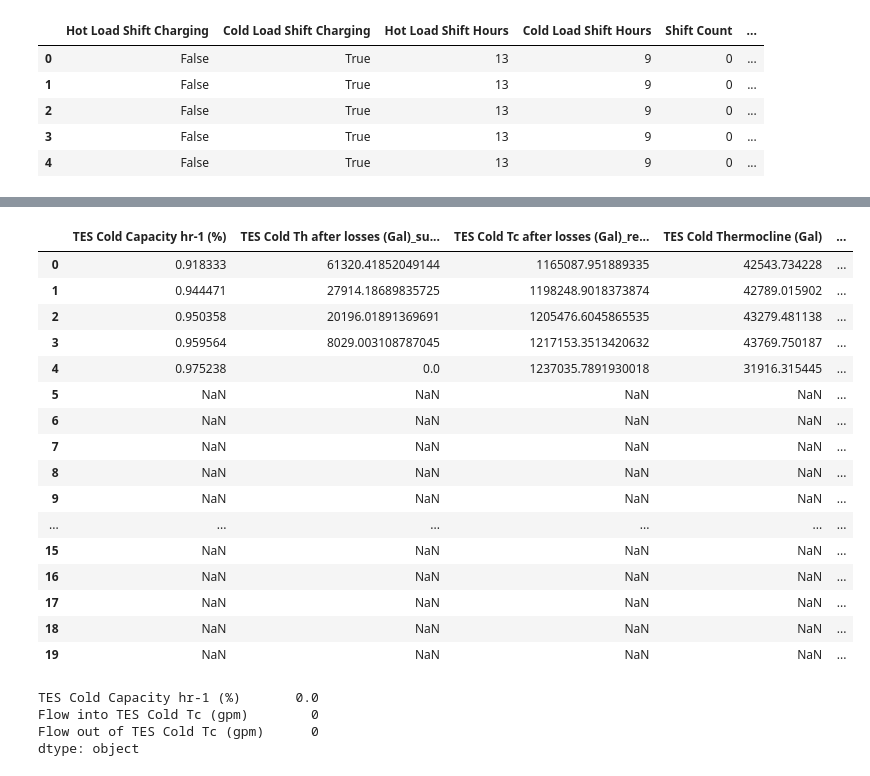
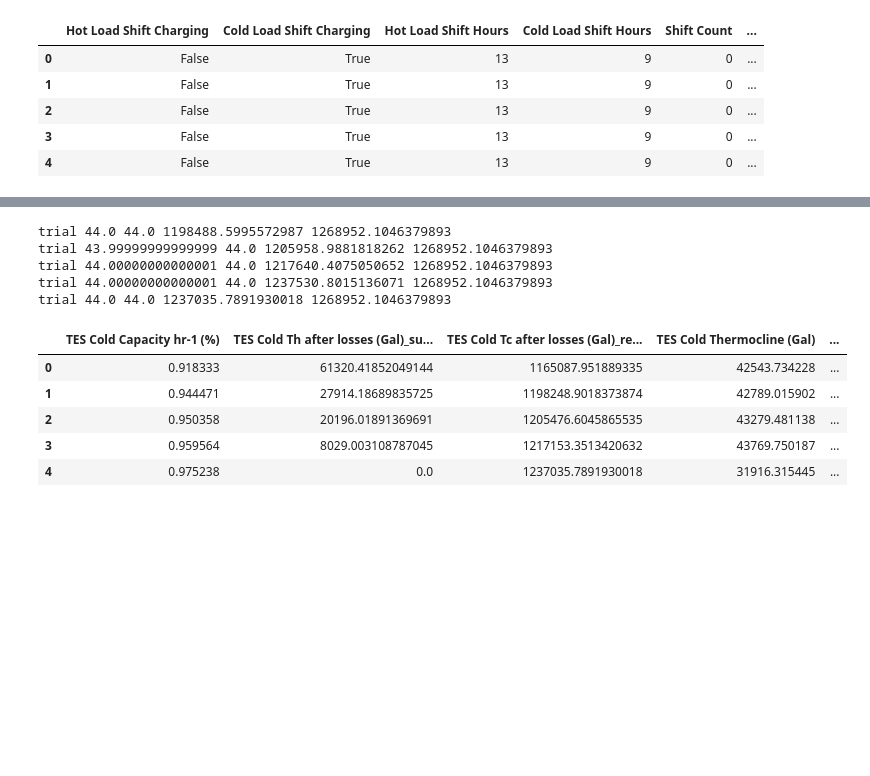
Before and after one commit to NikitaKhatwani/District-system---Engineering-model, a Jupyter notebook: UCSB_CUP Heat pump TES.ipynb, the cells around one changed output, grey strips where cells are left out. Cells and saved outputs as stored; diff of their text form; code cells hidden in the pictures; blank space fills up the shorter version.

```diff
--- a/UCSB_CUP Heat pump TES.ipynb
+++ b/UCSB_CUP Heat pump TES.ipynb
@@ -176,7 +155,7 @@ TES_instance_two = TES(HW_upperTankVol=HW_upperTankVol,HW_TankVol=HW_TankVol,HW_
                       CHW_upperTankVol=CHW_upperTankVol,CHW_lowerTankVol=CHW_lowerTankVol,CHW_TankVol=CHW_TankVol,CHW_wallLoss=CHW_wallLoss,CHW_ThermocloneLoss=CHW_ThermocloneLoss,\
                       HP_heatingCapacity=HP_heatingCapacity,thermoclineDischarge=thermoclineDischarge,stopCharging=stopCharging,CUP_output_df=CUP_output_df,totalHeating_load=totalHeating_load,\
                         HW_districtSTP=HW_districtSTP,districtHWRT=districtHWRT,hotMaxflow=hotMaxflow,coldMaxflow=coldMaxflow,HW_upperTankTemp=HW_upperTankTemp,HW_lowerTankTemp=HW_lowerTankTemp,totalCooling_load=totalCooling_load,\
-                      districtCHWRT = districtCHWRT, CHW_lowerTankTemp = CHW_lowerTankTemp, CHW_upperTankTemp=CHW_upperTankTemp,conversion_galToLbs=conversion_galToLbs)
+                      districtCHWRT = districtCHWRT, CHW_lowerTankTemp = CHW_lowerTankTemp, CHW_upperTankTemp=CHW_upperTankTemp)
 # TES_instance_two.compute_2()
 # %%
 TES_H_ouput1_df = TES_instance_two.TES_H_calculate()
@@ -260,11 +211,7 @@ from ucsbdistrict.heatPump import heatPump
 heatPump_instance = heatPump(districtHWRT=districtHWRT,districtCHWRT=districtCHWRT,HW_districtSTP = HW_districtSTP,districtHWSflow=districtHWSflow,\
                             HP_leavingHW=HP_leavingHW,HP_enteringHW=HP_enteringHW,HP_enteringCHW=HP_enteringCHW,HP_leavingCHW=HP_leavingCHW,\
                             HP_maxHeating=HP_maxHeating,HP_maxCooling=HP_maxCooling,TES_H_shiftChargeRate=TES_H_shiftChargeRate,\
-                            TES_H_flowOut=TES_H_flowOut,HP_heatingCapacity=HP_heatingCapacity,HP_coolingCapacity=HP_coolingCapacity,districtCHWSflow=districtCHWSflow,\
-                            grReturn_D_LWT=grReturn_D_LWT,gr_months=gr_months,month_to_match=month_to_match,dryBulb_temp=dryBulb_temp,ocean_df=ocean_df,\
-                            days_to_match=days_to_match,HP_waterSource=HP_waterSource,HP_airWaterSource=HP_airWaterSource,ocean_df_WS_temporary=ocean_df_WS_temporary,\
-                            HP_grSource_capacity=HP_grSource_capacity,HP_ocean_capacity=HP_ocean_capacity,chiller_maxCapacity=chiller_maxCapacity,\
-                            grReturn_HtRej_LWT=grReturn_HtRej_LWT,wetBulb_temp=wetBulb_temp,CT_CUP_value=CT_CUP_value,CT_CUP_month=CT_CUP_month,HP_CT_capacity=HP_CT_capacity)
+                            TES_H_flowOut=TES_H_flowOut,HP_heatingCapacity=HP_heatingCapacity,HP_coolingCapacity=HP_coolingCapacity)
 # %%
 heatPump_output_df = heatPump_instance.compute()
 heatPump_output_df.head(15)
@@ -294,38 +292,20 @@ TES_instance_three = TES(HW_upperTankVol=HW_upperTankVol,HW_TankVol=HW_TankVol,H
                       CHW_upperTankVol=CHW_upperTankVol,CHW_lowerTankVol=CHW_lowerTankVol,CHW_TankVol=CHW_TankVol,CHW_wallLoss=CHW_wallLoss,CHW_ThermocloneLoss=CHW_ThermocloneLoss,\
                       HP_heatingCapacity=HP_heatingCapacity,thermoclineDischarge=thermoclineDischarge,stopCharging=stopCharging,CUP_output_df=CUP_output_df,totalHeating_load=totalHeating_load,\
                         HW_districtSTP=HW_districtSTP,districtHWRT=districtHWRT,hotMaxflow=hotMaxflow,coldMaxflow=coldMaxflow,HW_upperTankTemp=HW_upperTankTemp,HW_lowerTankTemp=HW_lowerTankTemp,totalCooling_load=totalCooling_load,\
-                      districtCHWRT = districtCHWRT, CHW_lowerTankTemp = CHW_lowerTankTemp, CHW_upperTankTemp=CHW_upperTankTemp,HP_possRecCHW=HP_possRecCHW,HP_CHWST=HP_CHWST, TES_hotCapacityHr=TES_hotCapacityHr,\
-                      conversion_galToLbs=conversion_galToLbs)
+                      districtCHWRT = districtCHWRT, CHW_lowerTankTemp = CHW_lowerTankTemp, CHW_upperTankTemp=CHW_upperTankTemp,HP_possRecCHW=HP_possRecCHW,HP_CHWST=HP_CHWST, TES_hotCapacityHr=TES_hotCapacityHr)
 # TES_instance_two.compute_2()
 # %%
 TES_C_ouput1_df = TES_instance_three.TES_C_calculate()
-TES_C_ouput1_df.head(20)
+TES_C_ouput1_df.head()
 # %% [output]
+trial 44.0 44.0 1198488.5995572987 1268952.1046379893
+trial 43.99999999999999 44.0 1205958.9881818262 1268952.1046379893
+trial 44.00000000000001 44.0 1217640.4075050652 1268952.1046379893
+trial 44.00000000000001 44.0 1237530.8015136071 1268952.1046379893
+trial 44.0 44.0 1237035.7891930018 1268952.1046379893
 |  | TES Cold Capacity hr-1 (%) | TES Cold Th after losses (Gal)_su... | TES Cold Tc after losses (Gal)_re... | TES Cold Thermocline (Gal) | ... |
 | 0 | 0.918333 | 61320.41852049144 | 1165087.951889335 | 42543.734228 | ... |
 | 1 | 0.944471 | 27914.18689835725 | 1198248.9018373874 | 42789.015902 | ... |
 | 2 | 0.950358 | 20196.01891369691 | 1205476.6045865535 | 43279.481138 | ... |
 | 3 | 0.959564 | 8029.003108787045 | 1217153.3513420632 | 43769.750187 | ... |
 | 4 | 0.975238 | 0.0 | 1237035.7891930018 | 31916.315445 | ... |
-| 5 | NaN | NaN | NaN | NaN | ... |
-| 6 | NaN | NaN | NaN | NaN | ... |
-| 7 | NaN | NaN | NaN | NaN | ... |
-| 8 | NaN | NaN | NaN | NaN | ... |
-| 9 | NaN | NaN | NaN | NaN | ... |
-| ... | ... | ... | ... | ... | ... |
-| 15 | NaN | NaN | NaN | NaN | ... |
-| 16 | NaN | NaN | NaN | NaN | ... |
-| 17 | NaN | NaN | NaN | NaN | ... |
-| 18 | NaN | NaN | NaN | NaN | ... |
-| 19 | NaN | NaN | NaN | NaN | ... |
-# %%
-filtered_df = TES_C_ouput1_df.loc[4320:4344,["TES Cold Capacity hr-1 (%)","Flow into TES Cold Tc (gpm)","Flow out of TES Cold Tc (gpm)"]]
-# Sum the values of the filtered columns
-sum_values = filtered_df.sum()
-filtered_df.head(24)
-print(sum_values)
-# %% [output]
-TES Cold Capacity hr-1 (%)       0.0
-Flow into TES Cold Tc (gpm)        0
-Flow out of TES Cold Tc (gpm)      0
-dtype: object
```
Also changed, not shown: parts of 13 cells of this notebook, 6 other files.
